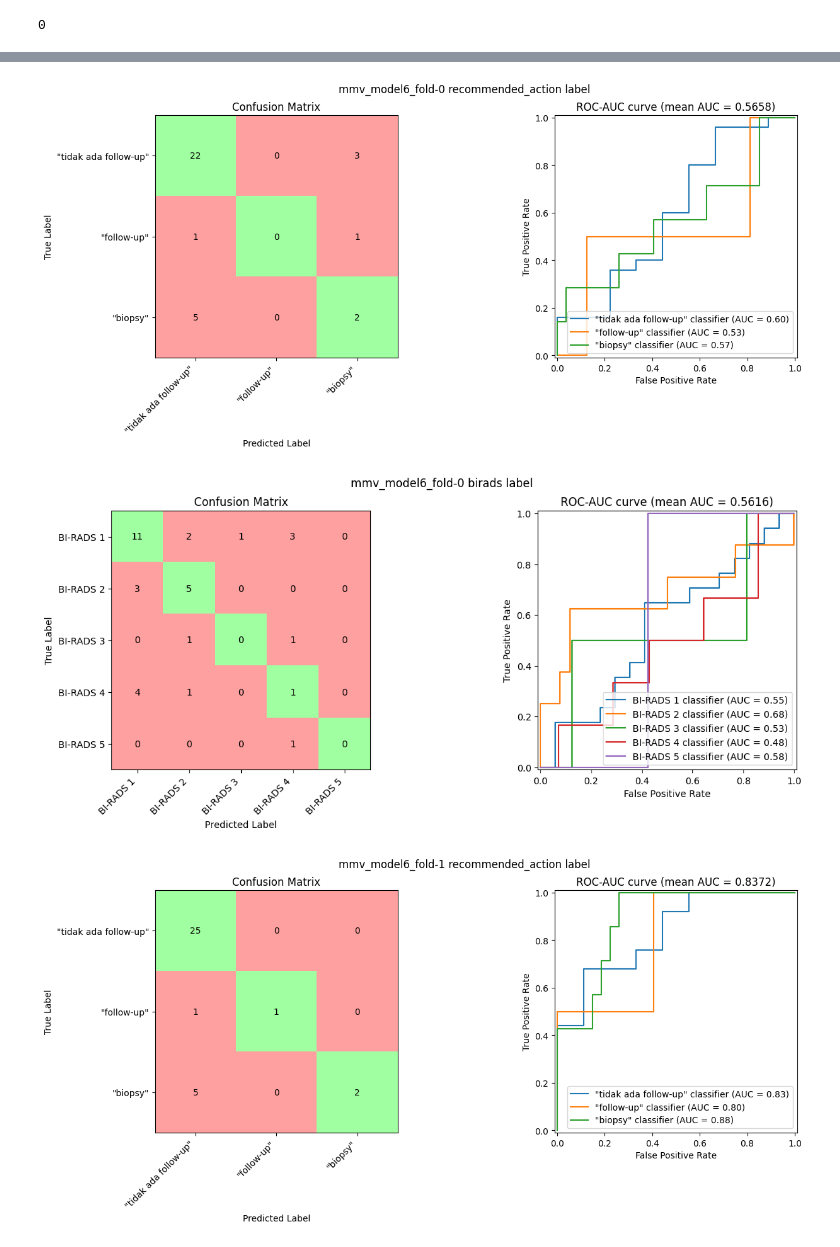
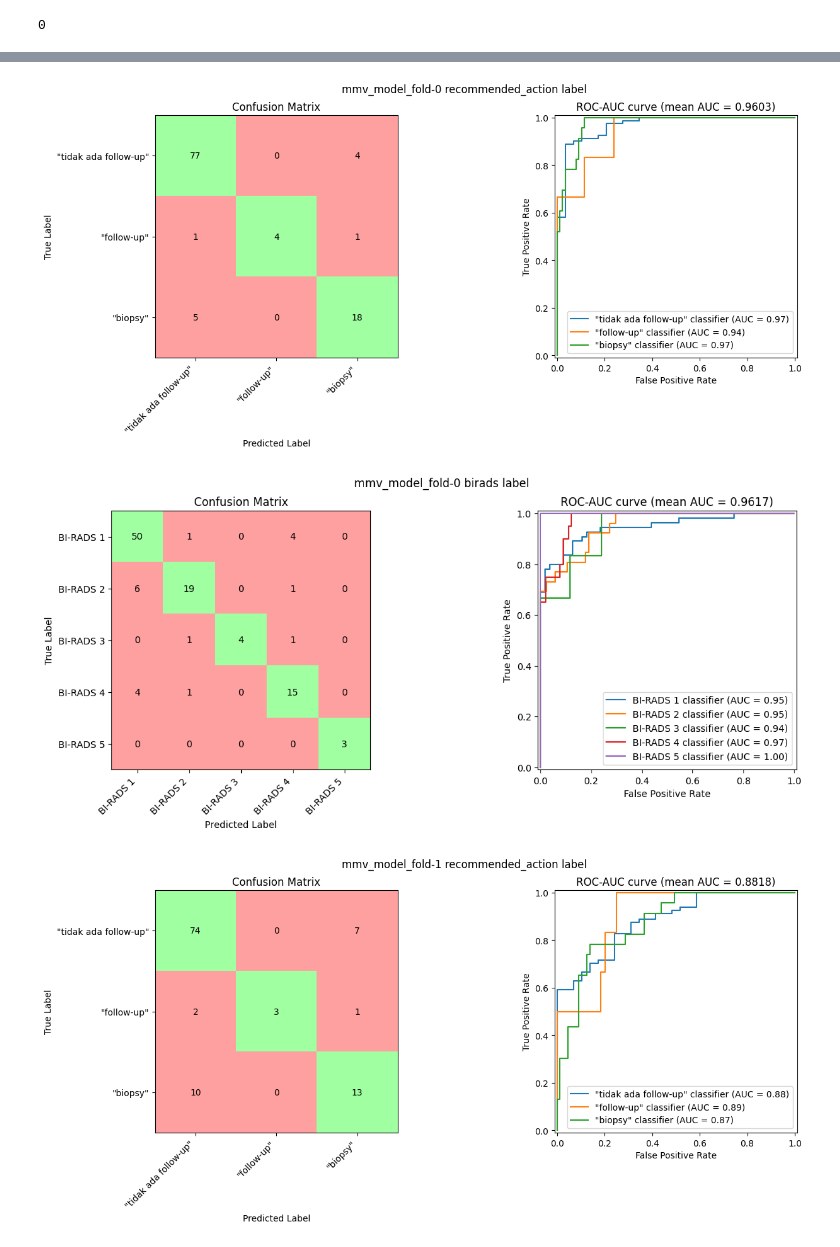
Before and after one commit to yunama47/Klasifikasi-Mammografi, a Jupyter notebook: kaggle_training_notebook.ipynb, the cells around one changed output, grey strips where cells are left out. Drawn from its saved outputs; the diff is of its cells as text; code cells hidden in the pictures.

```diff
--- a/kaggle_training_notebook.ipynb
+++ b/kaggle_training_notebook.ipynb
@@ -39,9 +39,9 @@ class D:
 
     #param for dataset
     image_size = (512,288)
-    batch_size = 12
+    batch_size = 16
     shuffle_buffer = 3000
-    ds_type = "vindr-mammo" # {"all", "vindr-ammo", "cbis-ddsm"}
+    ds_type = "vindr-mammo-training" # {"all", "vindr-mammo-all", "vindr-mammo-training", "cbis-ddsm"}
     dataset_balancing = "balanced"
     images_dir = "/kaggle/input/multi-view-dataset-v2/images"
     views = ["CC", "MLO"]
@@ -695,14 +720,14 @@ if D.run_type == "kfold_training":
     for fold in range(D.k):
         with strategy.scope():
             D.val_fold = fold
-            D.model = keras.models.load_model(f"{output_dir}/fold-{fold}.h5")
-            model_name = D.model.name
+            # D.model = keras.models.load_model(f"{output_dir}/fold-{fold}.h5")
+            model_name = f"mmv_model_fold-{fold}"
             initial_score = 0
             # if isinstance(models_best_score.get(model_name), float) and D.continue_prev:
             #     initial_score = np.floor(models_best_score.get(model_name)*10)/10
-            # D.model._name = model_name
+            D.model._name = model_name
             D.model = model_compile(D.model)
-            # D.model.load_weights(f"{output_dir}/{model_name}.h5")
+            D.model.load_weights(f"/tmp/imagenet_init.h5")
             print(f"training {model_name}".center(40,"-"),"\nprevious results :\n",
                   "\n".join([f"{key} = {score}" for key, score in models_best_score.items()]))
             history, best_score = model_fit(D.model,
@@ -844,10 +911,15 @@ def edit_label(img, labels):
     labels = {"birads":birads, "recommended_action":recommended_action}
     return img, labels
 
-ds = tf.data.Dataset.load("/kaggle/input/dataset-primer/fold_2.tfrecord", compression="GZIP").map(edit_label)
+fold0 = tf.data.Dataset.load("/kaggle/input/dataset-primer/fold_0.tfrecord", compression="GZIP")
+fold1 = tf.data.Dataset.load("/kaggle/input/dataset-primer/fold_1.tfrecord", compression="GZIP")
+fold2 = tf.data.Dataset.load("/kaggle/input/dataset-primer/fold_2.tfrecord", compression="GZIP")
+
+ds = fold0.concatenate(fold1).concatenate(fold2).map(edit_label)
+
 print(ds.cardinality())
 birads_label = np.array(list(ds.map(lambda x, y: y["birads"]).as_numpy_iterator()))
 recommended_action_label = np.array(list(ds.map(lambda x, y: y["recommended_action"]).as_numpy_iterator()))
-ds = ds.batch(17).prefetch(tf.data.AUTOTUNE)
+ds = ds.batch(16).prefetch(tf.data.AUTOTUNE)
 ds
 # %% [output]
@@ -1143,10 +1219,10 @@ plt.show()
 # %%
 evaluate_models([
-               "./mmv_model6*.h5",
+               "./mmv_model*.h5",
               ],
               plot=True, tres=None, weight=label_weight, ensemble_all=True, overwrite=False,
               ensemble_kfolds=False, verbose=0,recommended_action_func='sum',ensemble_type="probs").sort_values(by=["label_name","f1-score"],ascending=False)
 # %% [output]
-[figure, old version]
+[figure, new version]
-[figure, old version]
+[figure, new version]
-[figure, old version]
+[figure, new version]
```
Also changed, not shown: parts of 13 cells of this notebook.
